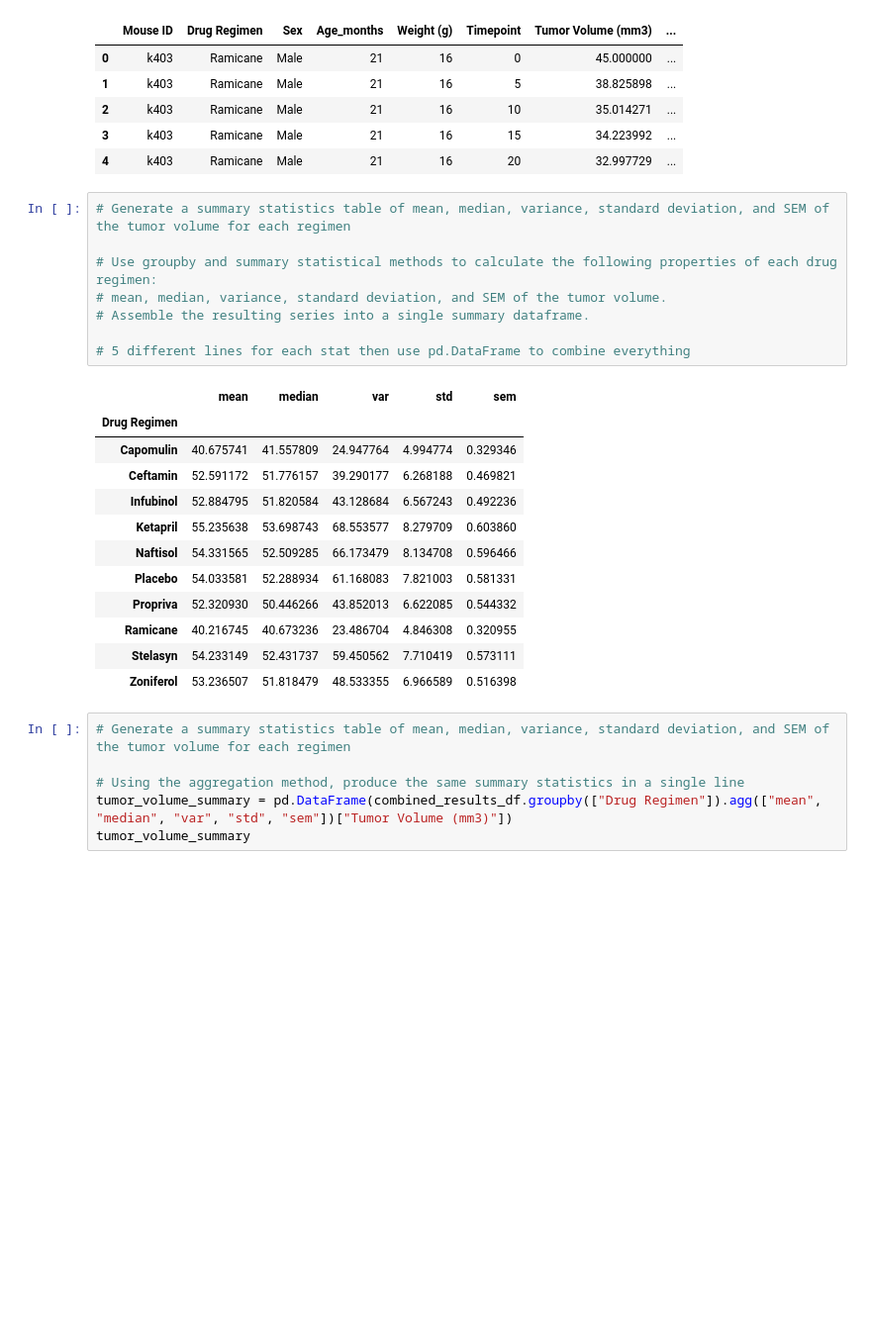
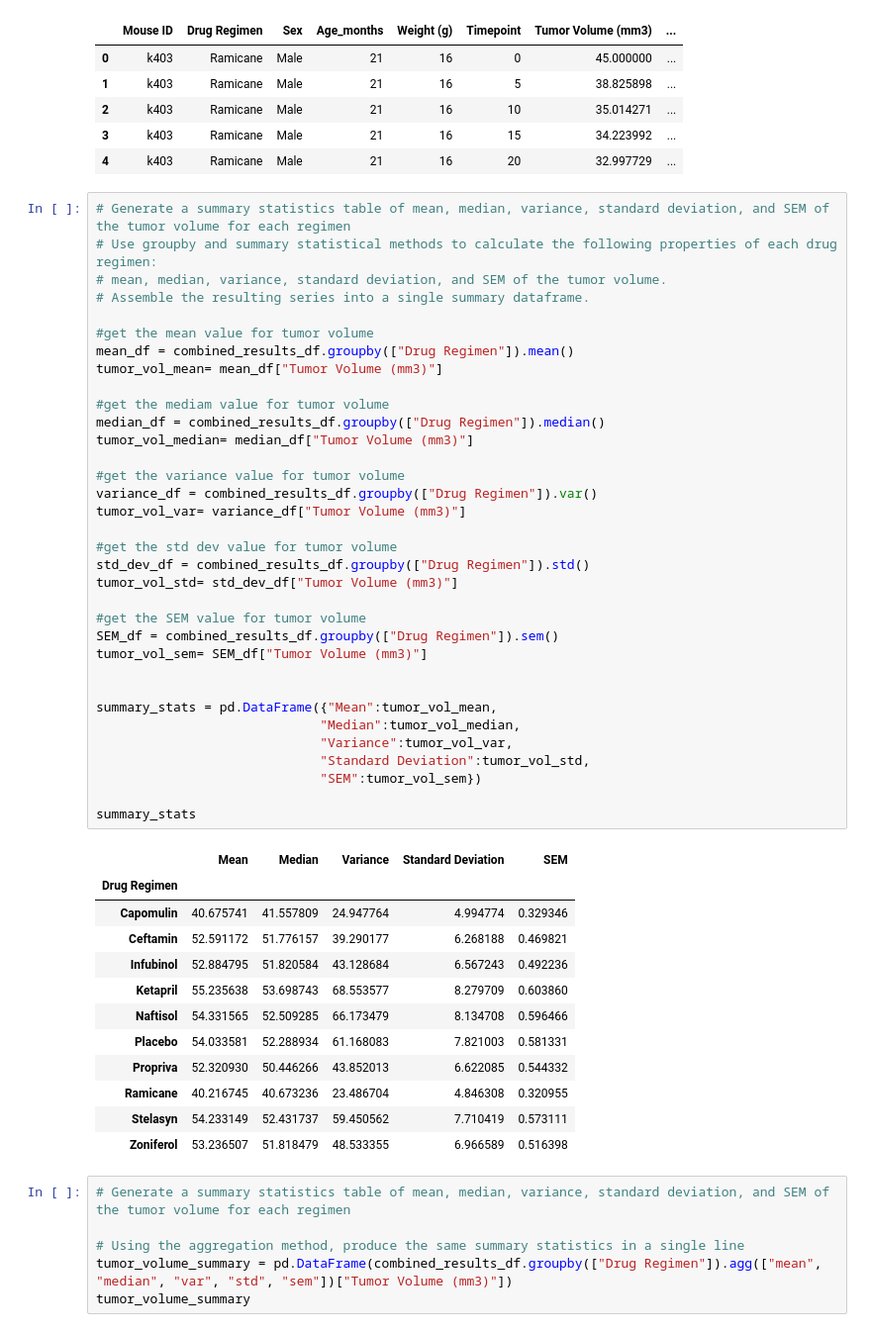
Before and after one commit to schoo424/Matplotlib_Challenge, a Jupyter notebook: pymaceuticals_starter.ipynb, the cells around one changed output. Shown at 99% size. Cells and saved outputs as stored; diff of their text form; blank space fills up the shorter version.

```diff
--- a/pymaceuticals_starter.ipynb
+++ b/pymaceuticals_starter.ipynb
@@ -92,14 +93,40 @@ combined_results_df.head()
 | 4 | k403 | Ramicane | Male | 21 | 16 | 20 | 32.997729 | ... |
 # %%
 # Generate a summary statistics table of mean, median, variance, standard deviation, and SEM of the tumor volume for each regimen
-
 # Use groupby and summary statistical methods to calculate the following properties of each drug regimen:
 # mean, median, variance, standard deviation, and SEM of the tumor volume.
 # Assemble the resulting series into a single summary dataframe.
 
-# 5 different lines for each stat then use pd.DataFrame to combine everything
+#get the mean value for tumor volume
+mean_df = combined_results_df.groupby(["Drug Regimen"]).mean()
+tumor_vol_mean= mean_df["Tumor Volume (mm3)"]
+
+#get the mediam value for tumor volume
+median_df = combined_results_df.groupby(["Drug Regimen"]).median()
+tumor_vol_median= median_df["Tumor Volume (mm3)"]
+
+#get the variance value for tumor volume
+variance_df = combined_results_df.groupby(["Drug Regimen"]).var()
+tumor_vol_var= variance_df["Tumor Volume (mm3)"]
+
+#get the std dev value for tumor volume
+std_dev_df = combined_results_df.groupby(["Drug Regimen"]).std()
+tumor_vol_std= std_dev_df["Tumor Volume (mm3)"]
+
+#get the SEM value for tumor volume
+SEM_df = combined_results_df.groupby(["Drug Regimen"]).sem()
+tumor_vol_sem= SEM_df["Tumor Volume (mm3)"]
+
+
+summary_stats = pd.DataFrame({"Mean":tumor_vol_mean,
+                             "Median":tumor_vol_median,
+                             "Variance":tumor_vol_var,
+                             "Standard Deviation":tumor_vol_std,
+                             "SEM":tumor_vol_sem})
+
+summary_stats
 # %% [output]
-|  | mean | median | var | std | sem |
+|  | Mean | Median | Variance | Standard Deviation | SEM |
 | Drug Regimen |  |  |  |  |  |
 | Capomulin | 40.675741 | 41.557809 | 24.947764 | 4.994774 | 0.329346 |
 | Ceftamin | 52.591172 | 51.776157 | 39.290177 | 6.268188 | 0.469821 |
```
Also changed, not shown: parts of 7 cells of this notebook.
